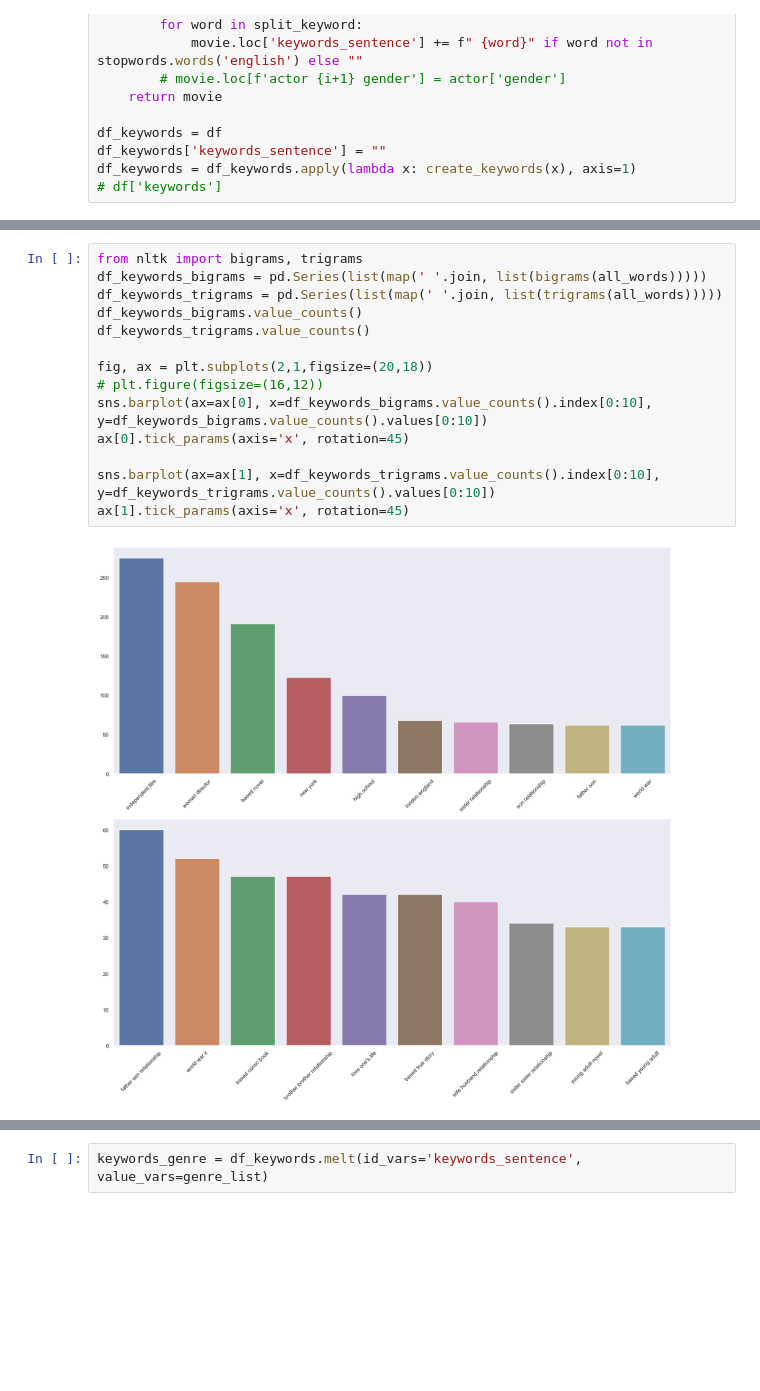
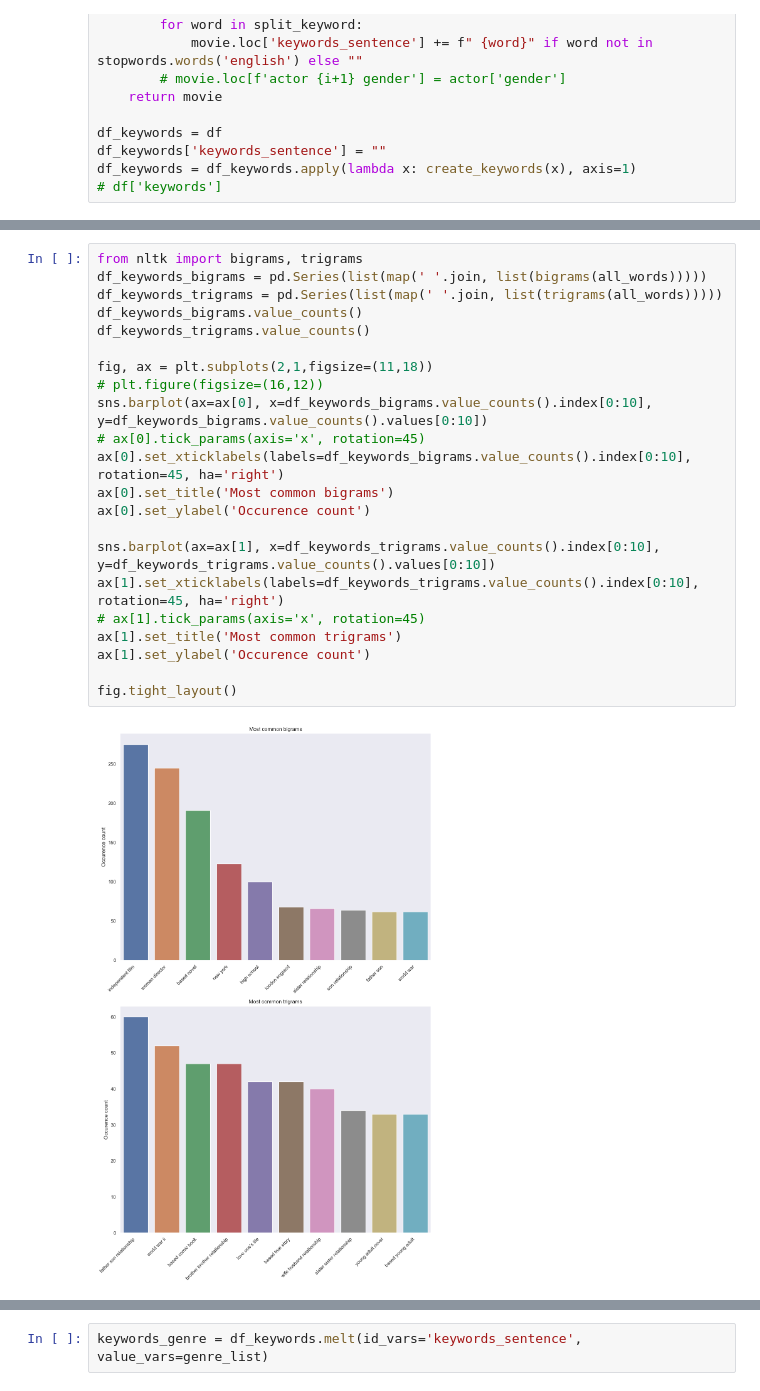
Before and after one commit to DanielHelps/TMDB-movies-analysis-and-predition, a Jupyter notebook: ratings.ipynb, the cells around one changed output, grey strips where cells are left out. Cells and saved outputs as stored; diff of their text form; blank space fills up the shorter version.

```diff
--- a/ratings.ipynb
+++ b/ratings.ipynb
@@ -593,16 +667,24 @@ sns.barplot(x=list(a),y=list(b))
 # %%
 from nltk import bigrams, trigrams
 df_keywords_bigrams = pd.Series(list(map(' '.join, list(bigrams(all_words)))))
 df_keywords_trigrams = pd.Series(list(map(' '.join, list(trigrams(all_words)))))
 df_keywords_bigrams.value_counts()
 df_keywords_trigrams.value_counts()
 
-fig, ax = plt.subplots(2,1,figsize=(20,18))
+fig, ax = plt.subplots(2,1,figsize=(11,18))
 # plt.figure(figsize=(16,12))
 sns.barplot(ax=ax[0], x=df_keywords_bigrams.value_counts().index[0:10], y=df_keywords_bigrams.value_counts().values[0:10])
-ax[0].tick_params(axis='x', rotation=45)
+# ax[0].tick_params(axis='x', rotation=45)
+ax[0].set_xticklabels(labels=df_keywords_bigrams.value_counts().index[0:10], rotation=45, ha='right')
+ax[0].set_title('Most common bigrams')
+ax[0].set_ylabel('Occurence count')
 
 sns.barplot(ax=ax[1], x=df_keywords_trigrams.value_counts().index[0:10], y=df_keywords_trigrams.value_counts().values[0:10])
-ax[1].tick_params(axis='x', rotation=45)
+ax[1].set_xticklabels(labels=df_keywords_trigrams.value_counts().index[0:10], rotation=45, ha='right')
+# ax[1].tick_params(axis='x', rotation=45)
+ax[1].set_title('Most common trigrams')
+ax[1].set_ylabel('Occurence count')
+
+fig.tight_layout()
 # %% [output]
-[figure, old version]
+[figure, new version]
```
Also changed, not shown: parts of 33 cells of this notebook.
